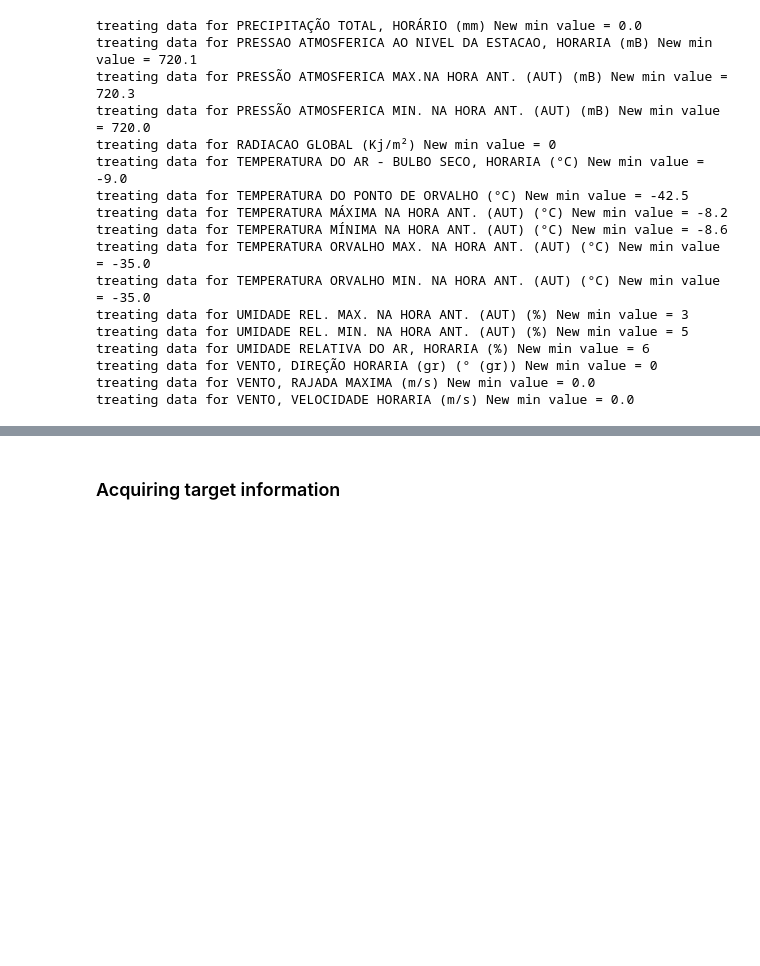
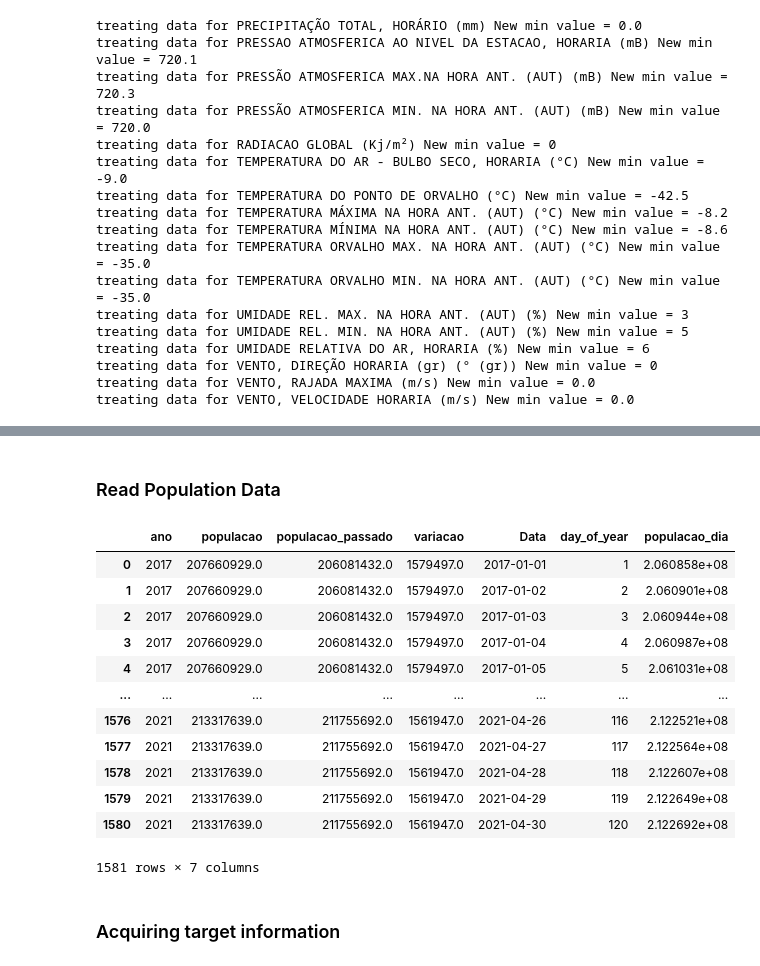
Before and after one commit to kauansacramento/energy-demand-forecast, a Jupyter notebook: feature_extraction.ipynb, the cells around one changed output, grey strips where cells are left out. Saved outputs shown, nothing was run; the diff lists cells and outputs as text; code cells hidden in the pictures; blank space fills up the shorter version.

```diff
--- a/feature_extraction.ipynb
+++ b/feature_extraction.ipynb
@@ -96,3 +88,37 @@ df.head()
+# %% [markdown]
+### Read Population Data
+# %%
+df_pop = pd.read_csv('populacao_municipio.csv')
+df_pop = df_pop.groupby("ano")[["populacao"]].sum().reset_index()
+# %%
+df_pop["last_year"] = df_pop["ano"]-1
+df_pop = df_pop.merge(df_pop, how='inner',left_on='last_year',right_on='ano',suffixes=('', '_passado'))
+df_pop = df_pop.drop(columns=["last_year","ano_passado","last_year_passado"])
+df_pop = df_pop[df_pop["ano"]>=2017]
+df_pop["variacao"]=df_pop["populacao"]-df_pop["populacao_passado"]
+# %%
+df_data = df_weather[["Data"]].drop_duplicates()
+df_data["year"] = df_data["Data"].dt.year
+# %%
+df_pop = df_pop.merge(df_data, how='inner',left_on='ano',right_on='year',suffixes=('', ''))
+df_pop = df_pop.drop(columns=["year"])
+# %%
+df_pop["day_of_year"]=df_pop["Data"].dt.day_of_year
+df_pop["populacao_dia"]=df_pop["populacao_passado"] + df_pop["day_of_year"]*df_pop["variacao"]/365
+# %% [output]
+|  | ano | populacao | populacao_passado | variacao | Data | day_of_year | populacao_dia |
+| 0 | 2017 | 207660929.0 | 206081432.0 | 1579497.0 | 2017-01-01 | 1 | 2.060858e+08 |
+| 1 | 2017 | 207660929.0 | 206081432.0 | 1579497.0 | 2017-01-02 | 2 | 2.060901e+08 |
+| 2 | 2017 | 207660929.0 | 206081432.0 | 1579497.0 | 2017-01-03 | 3 | 2.060944e+08 |
+| 3 | 2017 | 207660929.0 | 206081432.0 | 1579497.0 | 2017-01-04 | 4 | 2.060987e+08 |
+| 4 | 2017 | 207660929.0 | 206081432.0 | 1579497.0 | 2017-01-05 | 5 | 2.061031e+08 |
+| ... | ... | ... | ... | ... | ... | ... | ... |
+| 1576 | 2021 | 213317639.0 | 211755692.0 | 1561947.0 | 2021-04-26 | 116 | 2.122521e+08 |
+| 1577 | 2021 | 213317639.0 | 211755692.0 | 1561947.0 | 2021-04-27 | 117 | 2.122564e+08 |
+| 1578 | 2021 | 213317639.0 | 211755692.0 | 1561947.0 | 2021-04-28 | 118 | 2.122607e+08 |
+| 1579 | 2021 | 213317639.0 | 211755692.0 | 1561947.0 | 2021-04-29 | 119 | 2.122649e+08 |
+| 1580 | 2021 | 213317639.0 | 211755692.0 | 1561947.0 | 2021-04-30 | 120 | 2.122692e+08 |
+1581 rows × 7 columns
 # %% [markdown]
 ### Acquiring target information
 # %%
```
Also changed, not shown: parts of 9 cells of this notebook, 1 other file.
